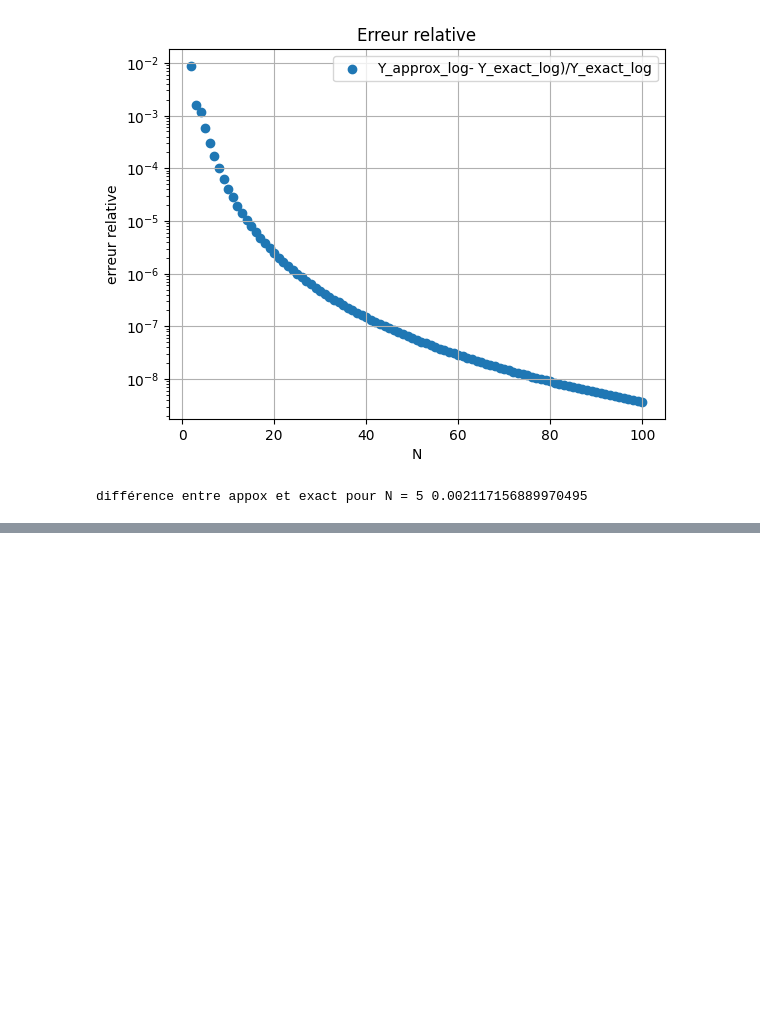
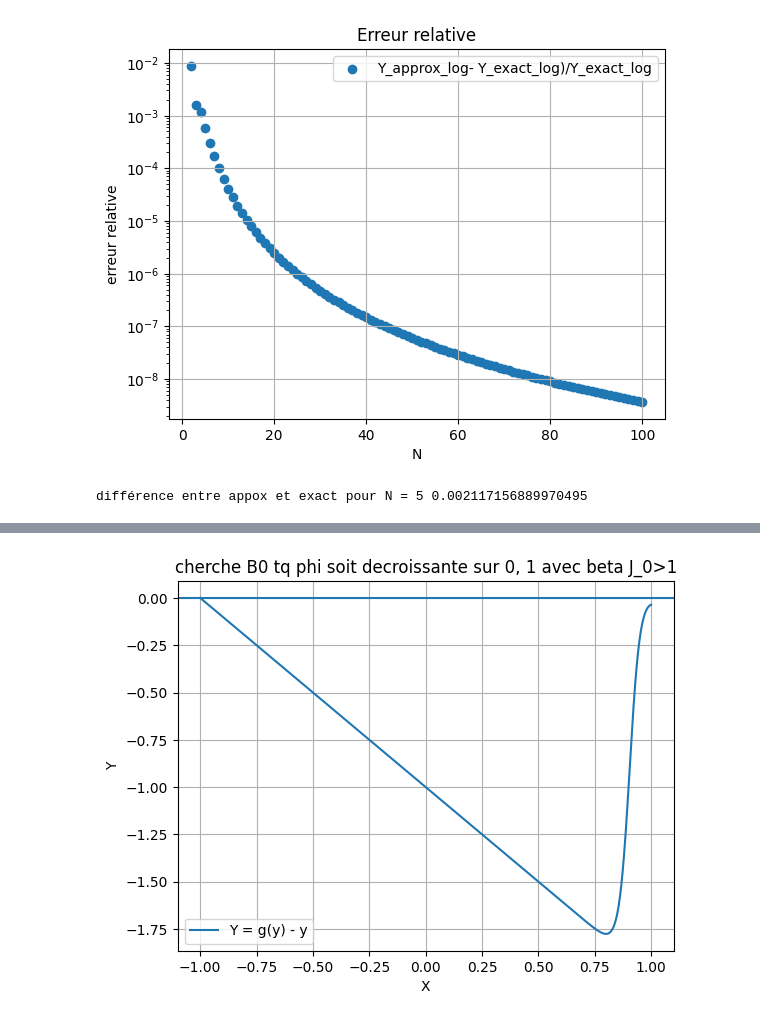
Before and after one commit to Gabriel-lct/ising-model-research, a Jupyter notebook: python/plot_mean_Z_2.ipynb, the cells around one changed output, grey strips where cells are left out. Saved outputs shown, nothing was run; the diff lists cells and outputs as text; code cells hidden in the pictures; blank space fills up the shorter version.

```diff
--- a/python/plot_mean_Z_2.ipynb
+++ b/python/plot_mean_Z_2.ipynb
@@ -175,0 +195,21 @@ différence entre appox et exact pour N = 5 0.002117156889970495
+# %%
+#plot g(y)-y
+
+T = 1
+J0 = 21
+B0 = 19
+
+X = np.linspace(-1, 1, 1000)
+Y = np.tanh(J0*X/T - B0/T) - X
+
+plt.plot(X, Y, label='Y = g(y) - y')
+plt.xlabel('X')
+plt.ylabel('Y')
+plt.title('cherche B0 tq phi soit decroissante sur ]0, 1[ avec  J_0>T')
+#depend du J_0, beta, en tout cas quand B est grand (devant J_0??), c'est negatif
+plt.axhline(y = 0)
+plt.legend()
+plt.grid(True)
+plt.show()
+# %% [output]
+[figure, added]
```
Also changed, not shown: parts of 5 cells of this notebook.
